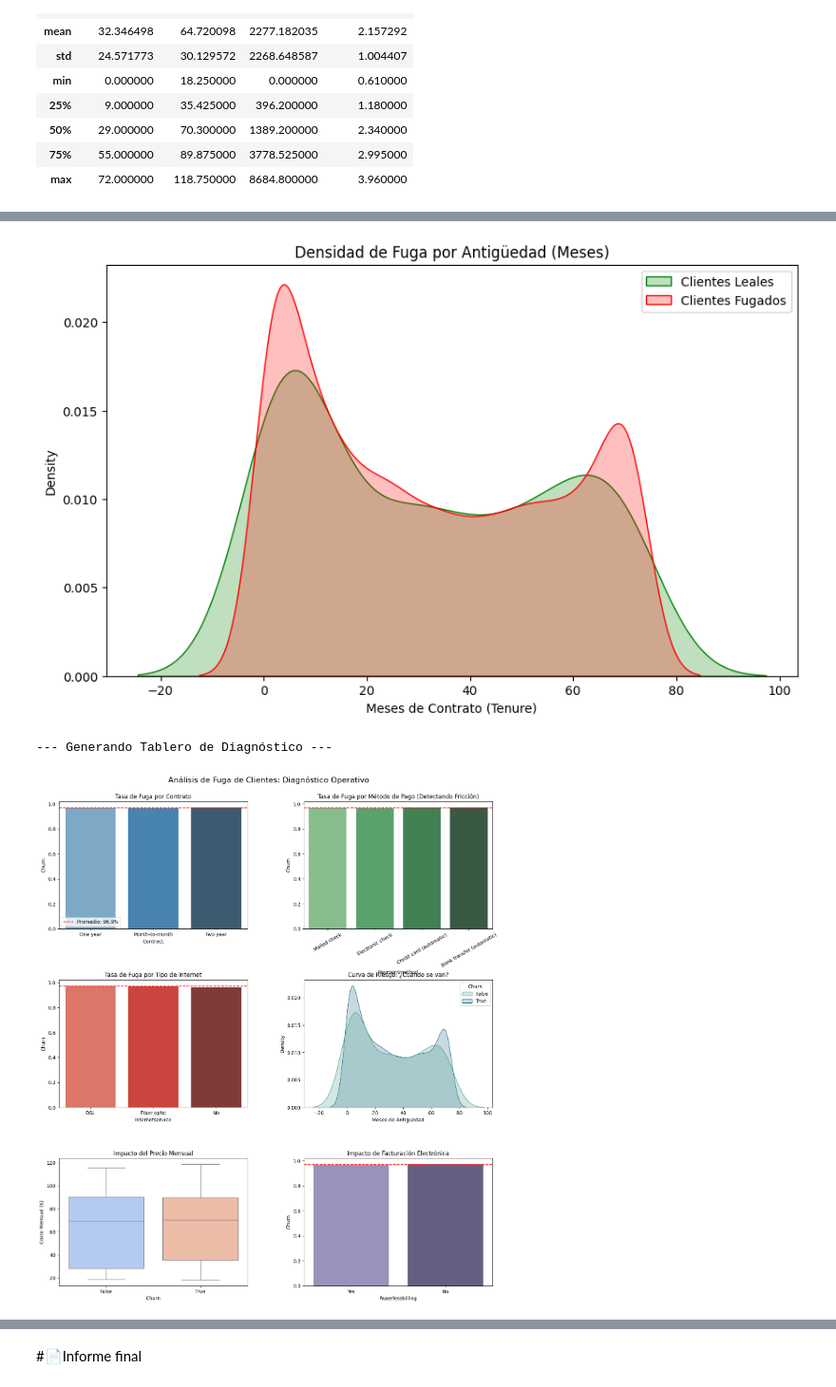
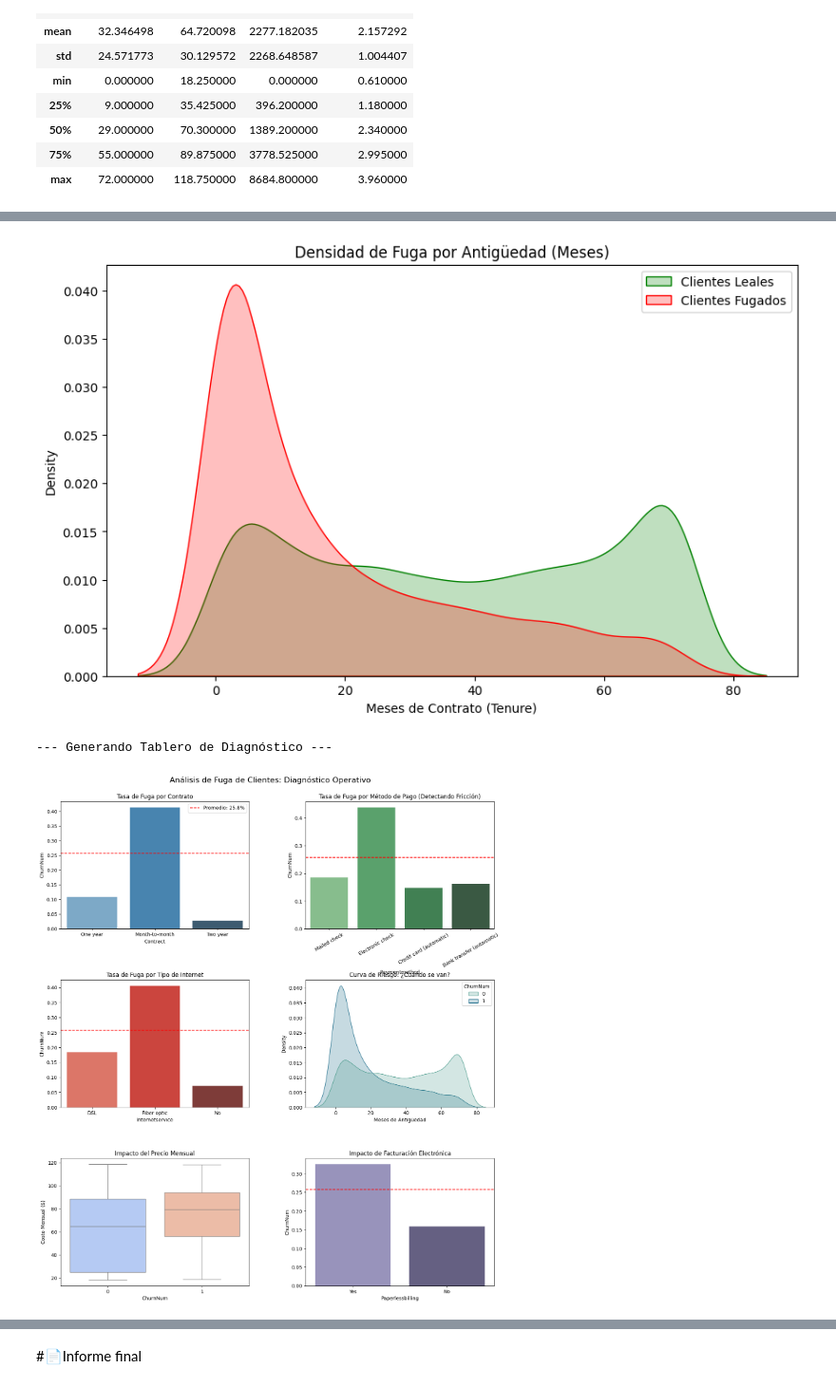
Before and after one commit to marianotorresleyva/challenge2-data-science-latam, a Jupyter notebook: TelecomX_LATAM.ipynb, the cells around one changed output, grey strips where cells are left out. Shown at 95% size. Cells and saved outputs as stored; diff of their text form; code cells hidden in the pictures.

```diff
--- a/TelecomX_LATAM.ipynb
+++ b/TelecomX_LATAM.ipynb
@@ -19,11 +35,0 @@ df = pd.json_normalize(data_json)
-# %%
-new_columns = map(lambda x: x.split('.')[1], df.columns.to_list()[2:19])
-last_columns = map(lambda x: x.split('.')[2], df.columns.to_list()[19:21])
-first_columns = df.columns.to_list()[:2]
-new_columns = list(new_columns)
-last_columns = list(last_columns)
-headers = list(map(lambda x: str(x).capitalize(), first_columns + new_columns + last_columns))
-
-#Aplicar nuevos headers a la tabla
-df.columns = headers
-# df.columns
@@ -61,0 +36,4 @@ df['Internetservice'] = df['Internetservice'].astype(str)
+# %%
+columns = [col.split('.')[-1].capitalize() for col in df.columns]
+print(columns)
+df.columns = columns
@@ -69,3 +49,10 @@ print(df['Internetservice'].unique())
 ['Mailed check' 'Electronic check' 'Credit card (automatic)'
  'Bank transfer (automatic)']
 ['DSL' 'Fiber optic' 'No']
+# %%
+df['Total'] = pd.to_numeric(df['Total'], errors='coerce')
+df.dropna(subset=['Total'], inplace=True)
+
+df['ChurnNum'] = df['Churn'].apply(lambda x: 1 if x == 'Yes' else 0)
+
+print(f"Datos cargados correctamente: {df.shape[0]} filas, {df.shape[1]} columnas.")
@@ -110,3 +99,6 @@ memory usage: 645.9+ KB
+# %%
+sns.set_style("whitegrid")
+plt.rcParams.update({'font.size': 10})
 # %% [markdown]
 #🔧 Transformación
 # %%
@@ -191,13 +183,13 @@ plot_churn_rate(df, 'Contract')
 # %%
 plt.figure(figsize=(10, 6))
-sns.kdeplot(df[df['Churn'] == 0]['Tenure'], color='green', shade=True, label='Clientes Leales')
-sns.kdeplot(df[df['Churn'] == 1]['Tenure'], color='red', shade=True, label='Clientes Fugados')
+sns.kdeplot(df[df['ChurnNum'] == 0]['Tenure'], color='green', shade=True, label='Clientes Leales')
+sns.kdeplot(df[df['ChurnNum'] == 1]['Tenure'], color='red', shade=True, label='Clientes Fugados')
 plt.title('Densidad de Fuga por Antigüedad (Meses)')
 plt.xlabel('Meses de Contrato (Tenure)')
 plt.legend()
 plt.show()
 # %% [output]
-[figure, old version]
+[figure, new version]
 # %%
 print("--- Generando Tablero de Diagnóstico ---")
 
@@ -206,41 +198,41 @@ plt.subplots_adjust(hspace=0.4, wspace=0.3)
 fig.suptitle('Análisis de Fuga de Clientes: Diagnóstico Operativo', fontsize=16, y=0.92)
 
 # Tasa promedio para línea de referencia
-avg_churn = df['Churn'].mean()
+avg_churn = df['ChurnNum'].mean()
 
 # G1: Contrato (Compromiso)
-sns.barplot(x='Contract', y='Churn', data=df, ax=axes[0, 0], palette='Blues_d', errorbar=None)
+sns.barplot(x='Contract', y='ChurnNum', data=df, ax=axes[0, 0], palette='Blues_d', errorbar=None)
 axes[0, 0].set_title('Tasa de Fuga por Contrato')
 axes[0, 0].axhline(avg_churn, color='r', linestyle='--', label=f'Promedio: {avg_churn:.1%}')
 axes[0, 0].legend()
 
 # G2: Método de Pago (Fricción)
-sns.barplot(x='Paymentmethod', y='Churn', data=df, ax=axes[0, 1], palette='Greens_d', errorbar=None)
+sns.barplot(x='Paymentmethod', y='ChurnNum', data=df, ax=axes[0, 1], palette='Greens_d', errorbar=None)
 axes[0, 1].set_title('Tasa de Fuga por Método de Pago (Detectando Fricción)')
 axes[0, 1].tick_params(axis='x', rotation=30)
 axes[0, 1].axhline(avg_churn, color='r', linestyle='--')
 
 # G3: Internet (Producto)
-sns.barplot(x='Internetservice', y='Churn', data=df, ax=axes[1, 0], palette='Reds_d', errorbar=None)
+sns.barplot(x='Internetservice', y='ChurnNum', data=df, ax=axes[1, 0], palette='Reds_d', errorbar=None)
 axes[1, 0].set_title('Tasa de Fuga por Tipo de Internet')
 axes[1, 0].axhline(avg_churn, color='r', linestyle='--')
 
 # G4: Antigüedad (Ciclo de Vida)
-sns.kdeplot(data=df, x='Tenure', hue='Churn', fill=True, ax=axes[1, 1], palette='crest', common_norm=False)
+sns.kdeplot(data=df, x='Tenure', hue='ChurnNum', fill=True, ax=axes[1, 1], palette='crest', common_norm=False)
 axes[1, 1].set_title('Curva de Riesgo: ¿Cuándo se van?')
 axes[1, 1].set_xlabel('Meses de Antigüedad')
 
 # G5: Sensibilidad al Precio
-sns.boxplot(x='Churn', y='Monthly', data=df, ax=axes[2, 0], palette='coolwarm')
+sns.boxplot(x='ChurnNum', y='Monthly', data=df, ax=axes[2, 0], palette='coolwarm')
 axes[2, 0].set_title('Impacto del Precio Mensual')
 axes[2, 0].set_ylabel('Costo Mensual ($)')
 
 # G6: Facturación Digital
-sns.barplot(x='Paperlessbilling', y='Churn', data=df, ax=axes[2, 1], palette='Purples_d', errorbar=None)
+sns.barplot(x='Paperlessbilling', y='ChurnNum', data=df, ax=axes[2, 1], palette='Purples_d', errorbar=None)
 axes[2, 1].set_title('Impacto de Facturación Electrónica')
 axes[2, 1].axhline(avg_churn, color='r', linestyle='--')
 
 plt.show()
 # %% [output]
 --- Generando Tablero de Diagnóstico ---
-[figure, old version]
+[figure, new version]
```
Also changed, not shown: parts of 11 cells of this notebook.
